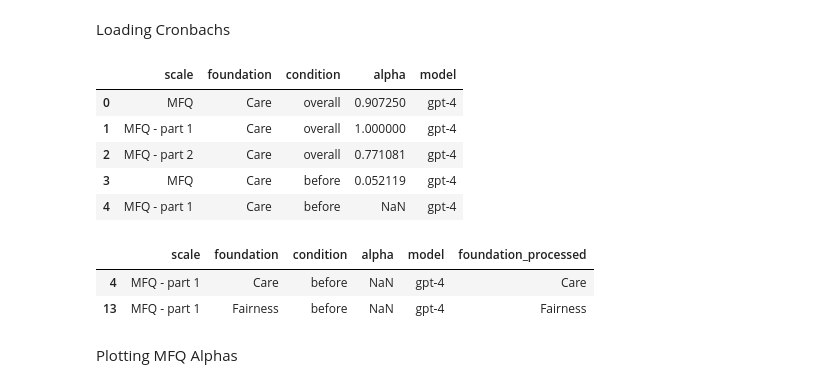
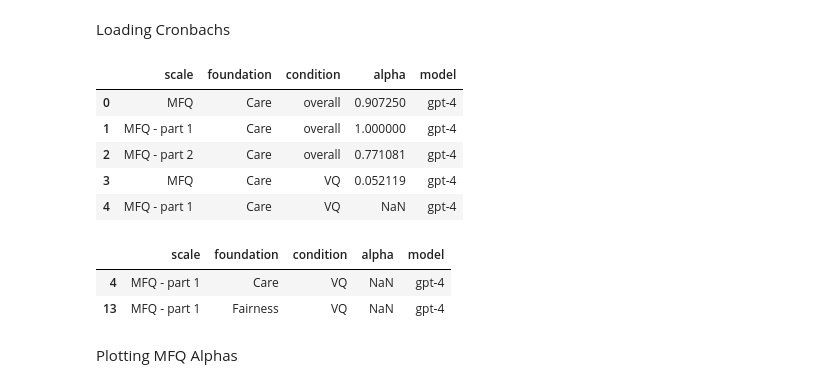
Before and after one commit to joseluizn/mfv_llm, a Jupyter notebook: 8 - visualizations.ipynb, the cells around one changed output. Cells and saved outputs as stored; diff of their text form; code cells hidden in the pictures.

```diff
--- a/8 - visualizations.ipynb
+++ b/8 - visualizations.ipynb
@@ -8,22 +8,33 @@ Loading Cronbachs
 # %%
 cronbachs = pd.concat(
     map(pd.read_csv, Path("data").glob("*cronbach*.csv"))
 )
 
+# renames conditions
+cronbachs.replace(
+    {
+        "condition": {
+            "after": "QV",
+            "before": "VQ",
+        }
+    },
+    inplace=True,
+)
+
 cronbachs.head()
 # %% [output]
 |  | scale | foundation | condition | alpha | model |
 | 0 | MFQ | Care | overall | 0.907250 | gpt-4 |
 | 1 | MFQ - part 1 | Care | overall | 1.000000 | gpt-4 |
 | 2 | MFQ - part 2 | Care | overall | 0.771081 | gpt-4 |
-| 3 | MFQ | Care | before | 0.052119 | gpt-4 |
-| 4 | MFQ - part 1 | Care | before | NaN | gpt-4 |
+| 3 | MFQ | Care | VQ | 0.052119 | gpt-4 |
+| 4 | MFQ - part 1 | Care | VQ | NaN | gpt-4 |
 # %%
 cronbachs.query("alpha != alpha")
 # %% [output]
-|  | scale | foundation | condition | alpha | model | foundation_processed |
-| 4 | MFQ - part 1 | Care | before | NaN | gpt-4 | Care |
-| 13 | MFQ - part 1 | Fairness | before | NaN | gpt-4 | Fairness |
+|  | scale | foundation | condition | alpha | model |
+| 4 | MFQ - part 1 | Care | VQ | NaN | gpt-4 |
+| 13 | MFQ - part 1 | Fairness | VQ | NaN | gpt-4 |
 # %% [markdown]
 Plotting MFQ Alphas
 # %%
```
Also changed, not shown: parts of 2 cells of this notebook, 9 other files.
